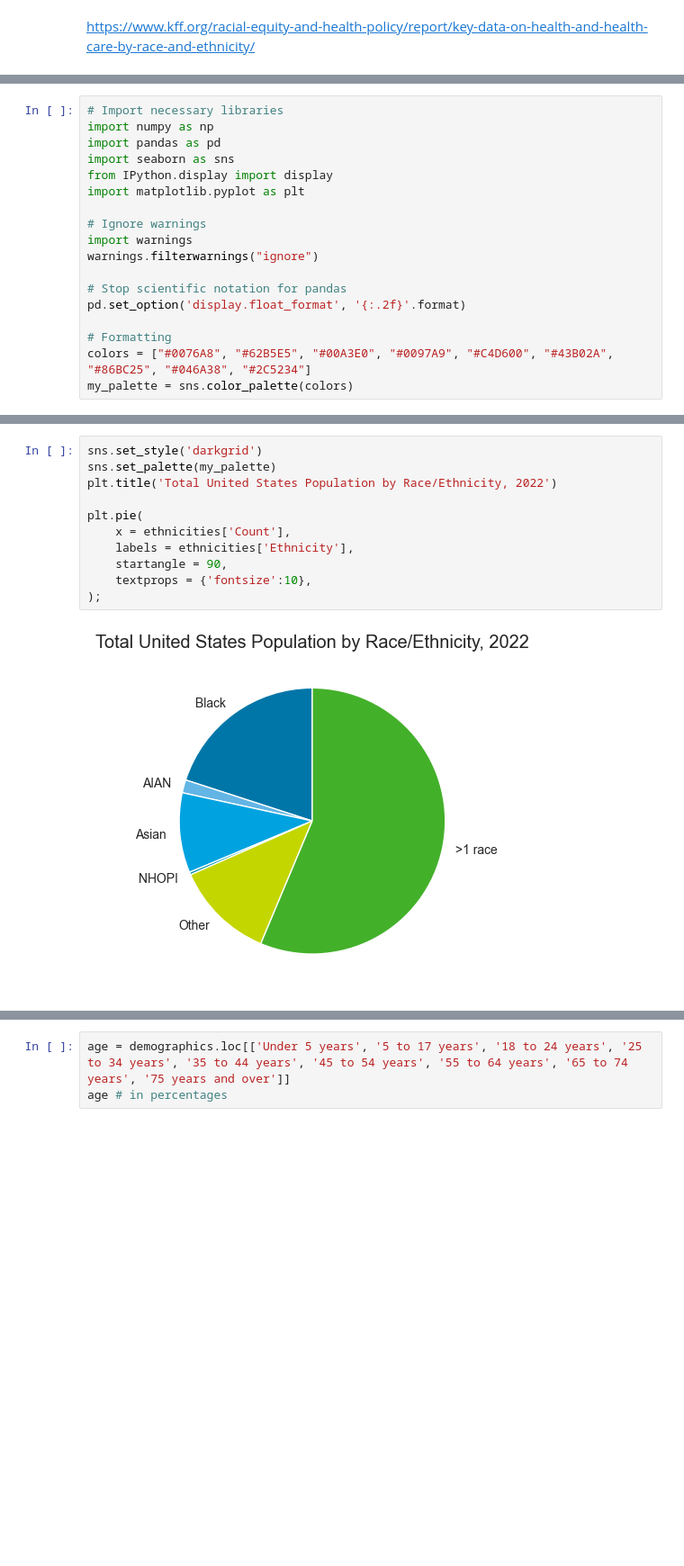
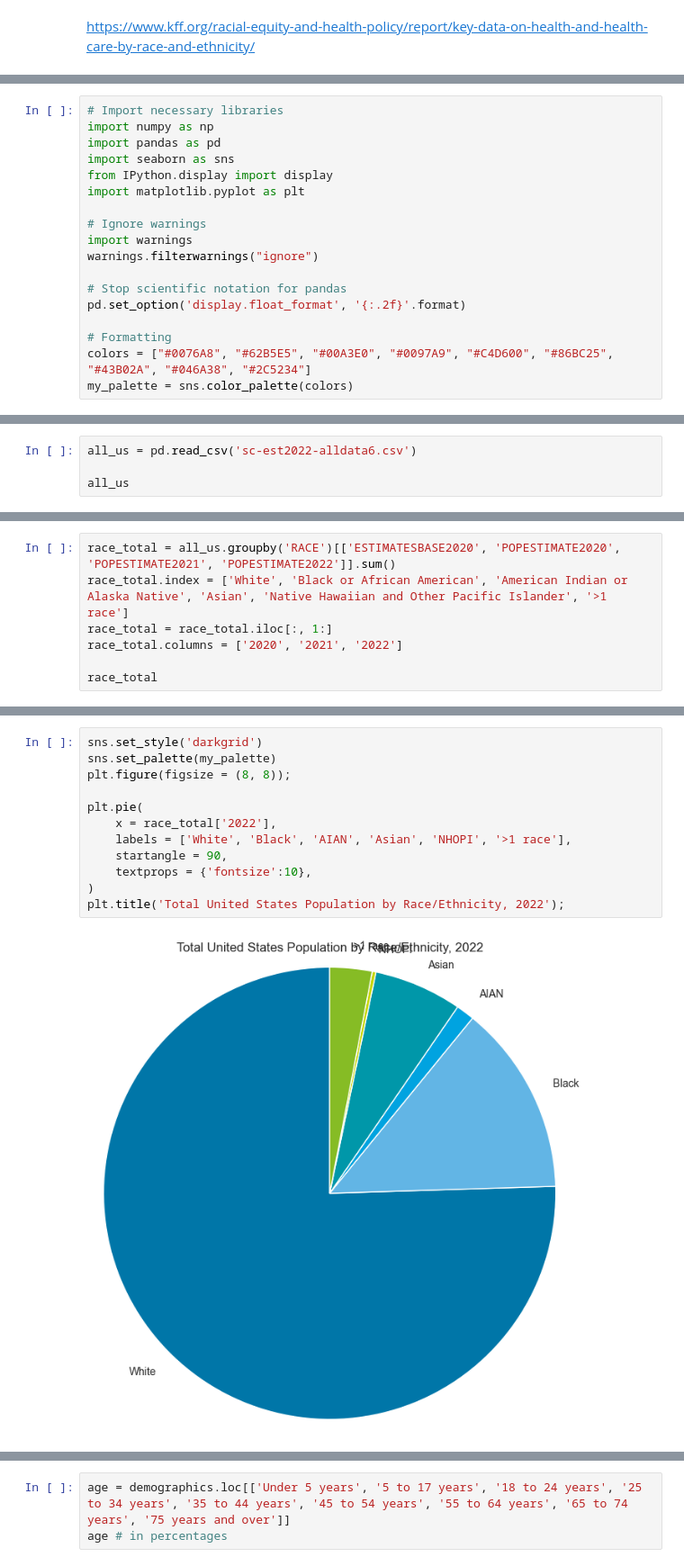
Before and after one commit to kellyle404/Risk_analysis_tech_stocks, a Jupyter notebook: US_cost_and_healthcare.ipynb, the cells around one changed output, grey strips where cells are left out. Shown at 90% size. Cells and saved outputs as stored; diff of their text form; blank space fills up the shorter version.

```diff
--- a/US_cost_and_healthcare.ipynb
+++ b/US_cost_and_healthcare.ipynb
@@ -20,5 +75,5 @@ warnings.filterwarnings("ignore")
 pd.set_option('display.float_format', '{:.2f}'.format)
 
 # Formatting
-colors = ["#0076A8", "#62B5E5", "#00A3E0", "#0097A9", "#C4D600", "#43B02A", "#86BC25", "#046A38", "#2C5234"]
+colors = ["#0076A8", "#62B5E5", "#00A3E0", "#0097A9", "#C4D600", "#86BC25", "#43B02A", "#046A38", "#2C5234"]
 my_palette = sns.color_palette(colors)
@@ -92,0 +83,4 @@ ethnicities
+# %%
+all_us = pd.read_csv('sc-est2022-alldata6.csv')
+
+all_us
@@ -92,0 +104,7 @@ ethnicities
+# %%
+race_total = all_us.groupby('RACE')[['ESTIMATESBASE2020', 'POPESTIMATE2020', 'POPESTIMATE2021', 'POPESTIMATE2022']].sum()
+race_total.index = ['White', 'Black or African American', 'American Indian or Alaska Native', 'Asian', 'Native Hawaiian and Other Pacific Islander', '>1 race']
+race_total = race_total.iloc[:, 1:]
+race_total.columns = ['2020', '2021', '2022']
+
+race_total
@@ -93,13 +123,14 @@ ethnicities
 # %%
 sns.set_style('darkgrid')
 sns.set_palette(my_palette)
-plt.title('Total United States Population by Race/Ethnicity, 2022')
+plt.figure(figsize = (8, 8));
 
 plt.pie(
-    x = ethnicities['Count'],
-    labels = ethnicities['Ethnicity'],
+    x = race_total['2022'],
+    labels = ['White', 'Black', 'AIAN', 'Asian', 'NHOPI', '>1 race'],
     startangle = 90,
     textprops = {'fontsize':10},
-);
+)
+plt.title('Total United States Population by Race/Ethnicity, 2022');
 # %% [output]
-[figure, old version]
+[figure, new version]
```
Also changed, not shown: parts of 26 cells of this notebook, 5 other files.
